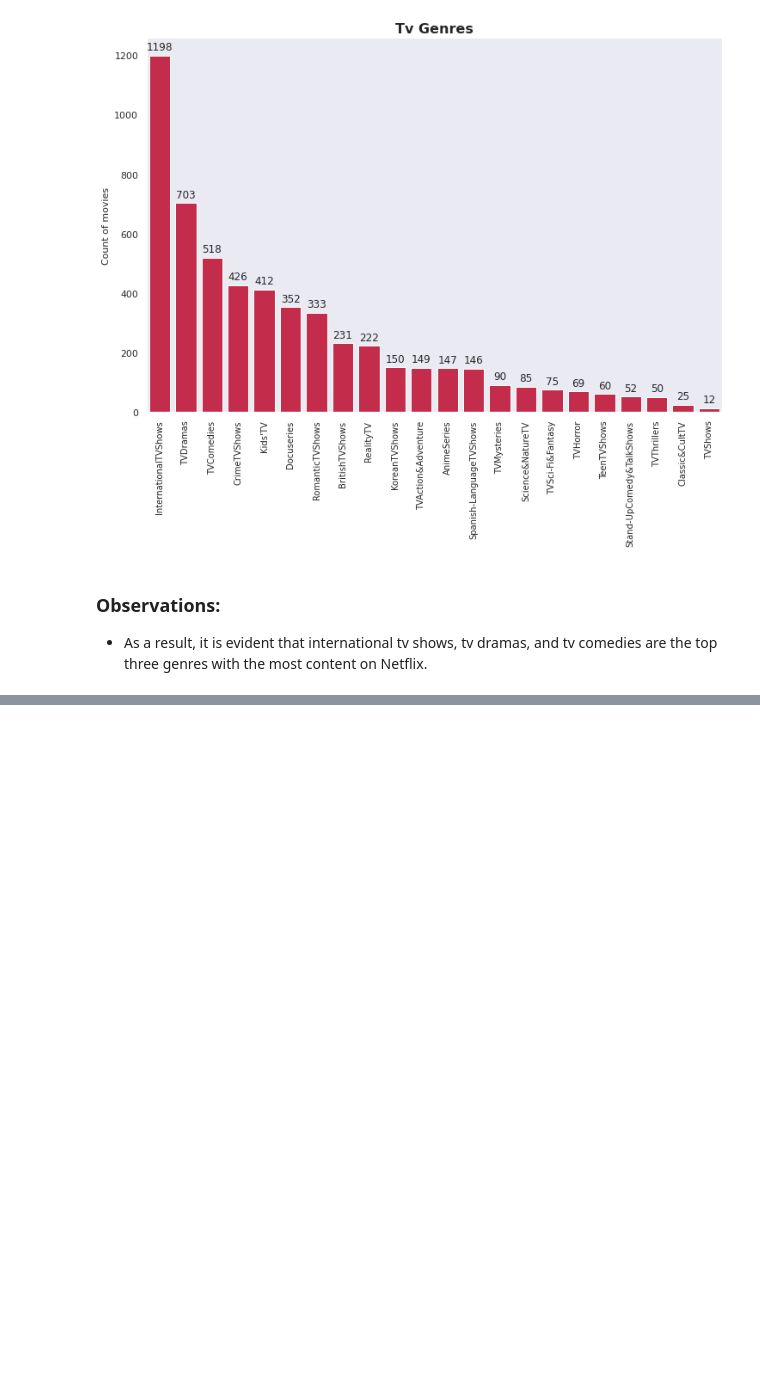
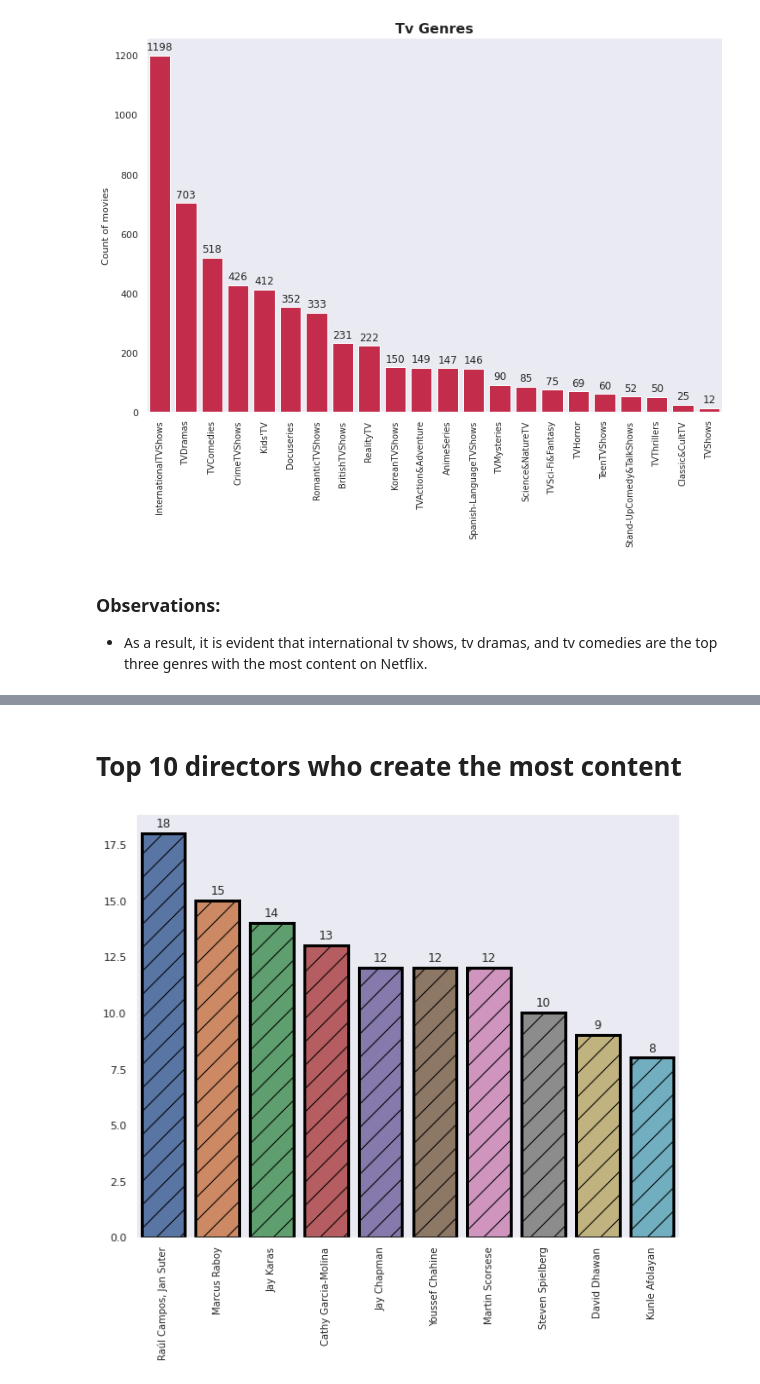
Before and after one commit to aryarajat/NETFLIX-MOVIES-AND-TV-SHOWS-CLUSTERING, a Jupyter notebook: NETFLIX_MOVIES_AND_TV_SHOWS_CLUSTERING.ipynb, the cells around one changed output, grey strips where cells are left out. Cells and saved outputs as stored; diff of their text form; code cells hidden in the pictures; blank space fills up the shorter version.

```diff
--- a/NETFLIX_MOVIES_AND_TV_SHOWS_CLUSTERING.ipynb
+++ b/NETFLIX_MOVIES_AND_TV_SHOWS_CLUSTERING.ipynb
@@ -799,0 +908,17 @@ for p in ax.patches:
+# %% [markdown]
+# **Top 10 directors who create the most content**
+# %%
+# Top 10 most Productive Movie Directors
+plt.figure(figsize=(10,8))
+x=df_movies['director'].value_counts().index[1:11]
+y=df_movies['director'].value_counts().values[1:11]
+ax=sns.barplot(x,y,lw=3, ec='black' , hatch='/')
+plt.xticks(rotation = 90, fontsize=10)
+
+# Adding Annotation
+for p in ax.patches:
+  ax.annotate(format(p.get_height(), '.0f'), (p.get_x() + p.get_width() / 2.,
+  p.get_height()) , ha = 'center', va = 'center', xytext = (0, 10),
+  textcoords = 'offset points')
+# %% [output]
+[figure, added]
```
Also changed, not shown: parts of 21 cells of this notebook.
